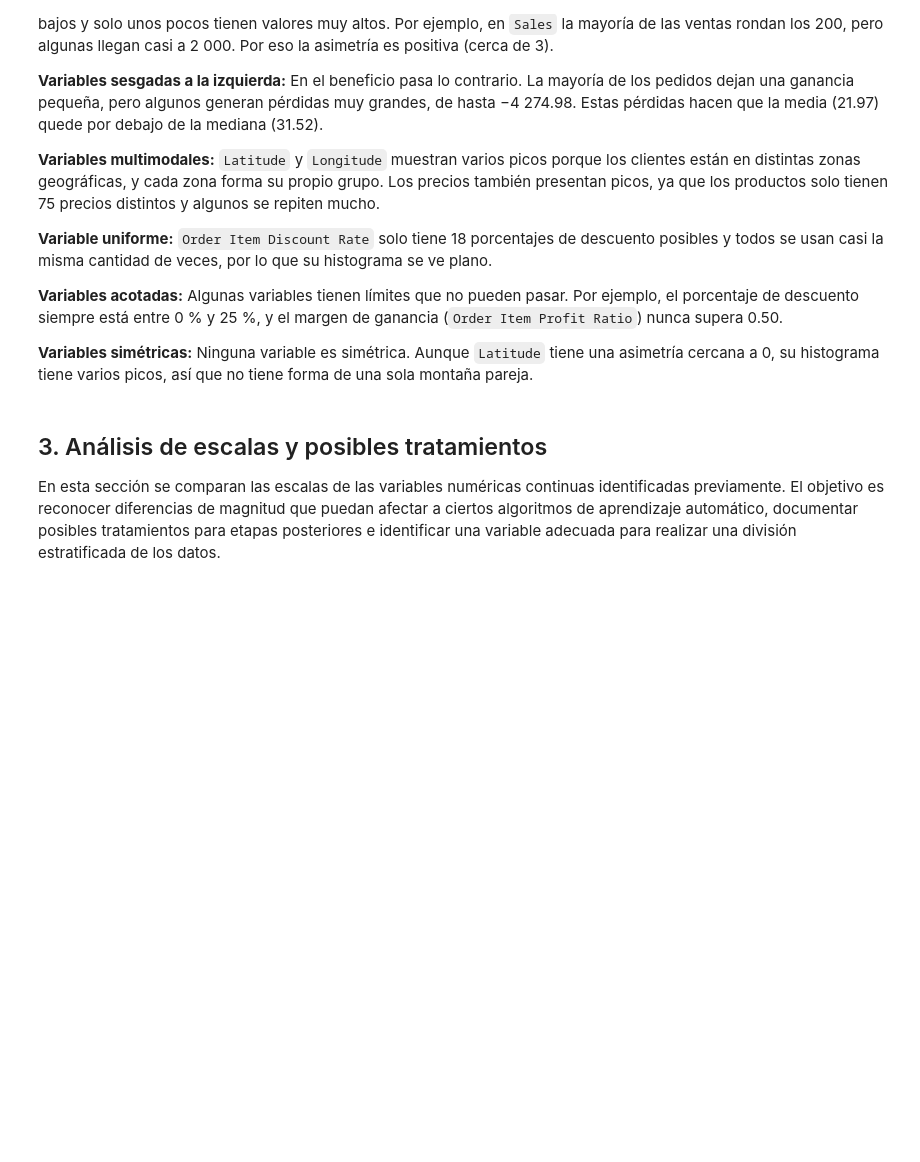
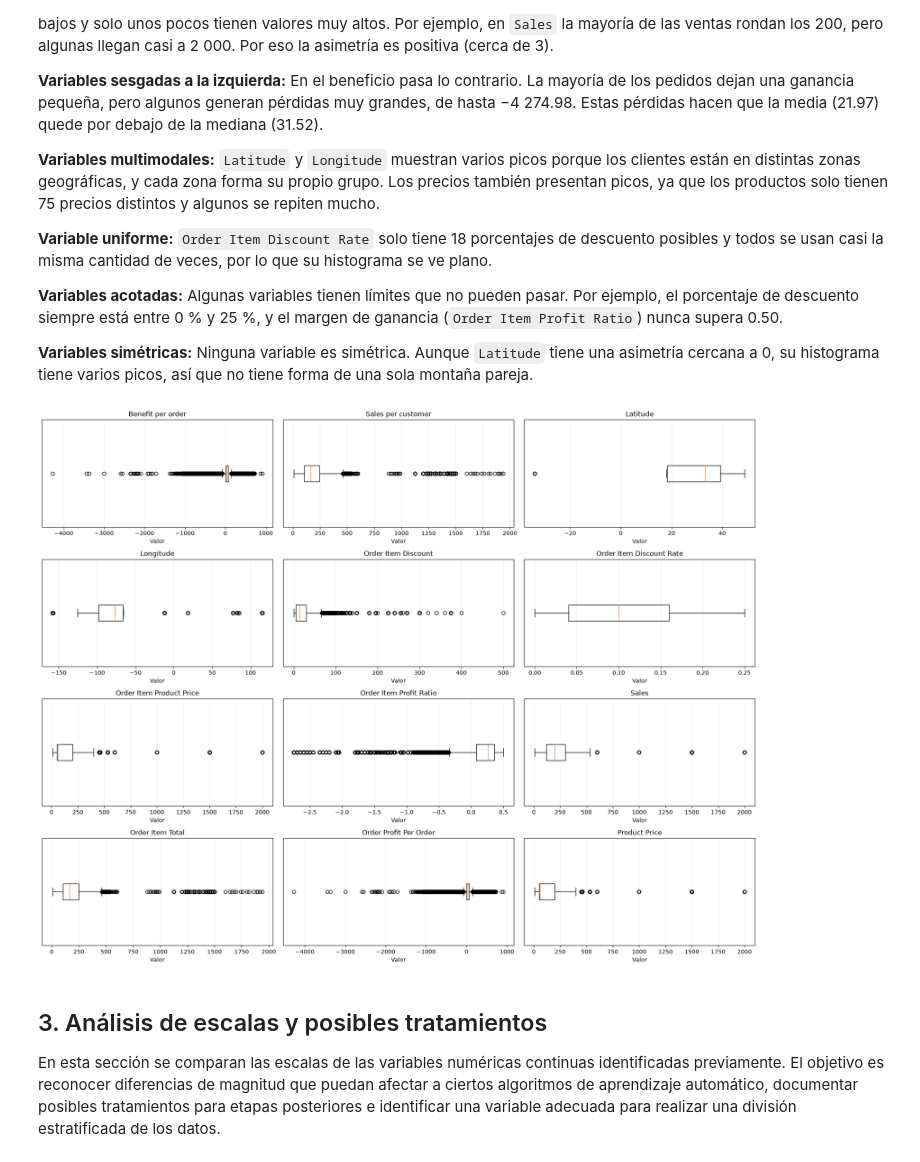
Before and after one commit to JB1302/Big-Data-G2, a Jupyter notebook: ProyectoDataCo.ipynb, the cells around one changed output. Cells and saved outputs as stored; diff of their text form; code cells hidden in the pictures; blank space fills up the shorter version.

```diff
--- a/ProyectoDataCo.ipynb
+++ b/ProyectoDataCo.ipynb
@@ -352,6 +352,25 @@ display(resumen_distribuciones.round(2))
 **Variables acotadas:** Algunas variables tienen límites que no pueden pasar. Por ejemplo, el porcentaje de descuento siempre está entre 0 % y 25 %, y el margen de ganancia (`Order Item Profit Ratio`) nunca supera 0.50.
 
 **Variables simétricas:** Ninguna variable es simétrica. Aunque `Latitude` tiene una asimetría cercana a 0, su histograma tiene varios picos, así que no tiene forma de una sola montaña pareja.
+# %%
+
+### 2.4 Diagramas de cajas y bigotes
+
+fig, axes = plt.subplots(4, 3, figsize=(18, 14))
+
+for ax, columna in zip(axes.flat, variables_continuas):
+    valores = df[columna].dropna()
+
+    ax.boxplot(valores, orientation="horizontal", showfliers=True)
+    ax.set_title(columna)
+    ax.set_yticks([])
+    ax.set_xlabel("Valor")
+    ax.grid(axis="x", alpha=0.2)
+
+plt.tight_layout()
+plt.show()
+# %% [output]
+[figure, added]
 # %% [markdown]
 ## 3. Análisis de escalas y posibles tratamientos
 
```
